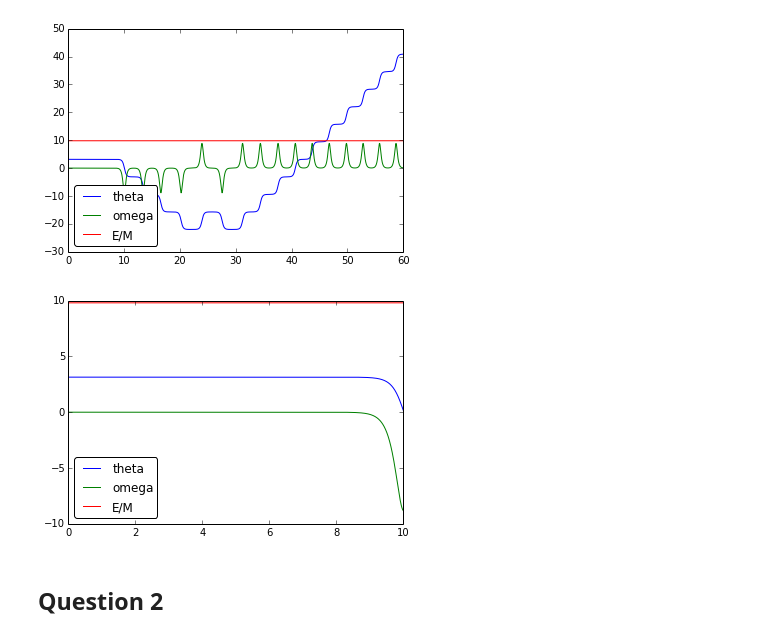
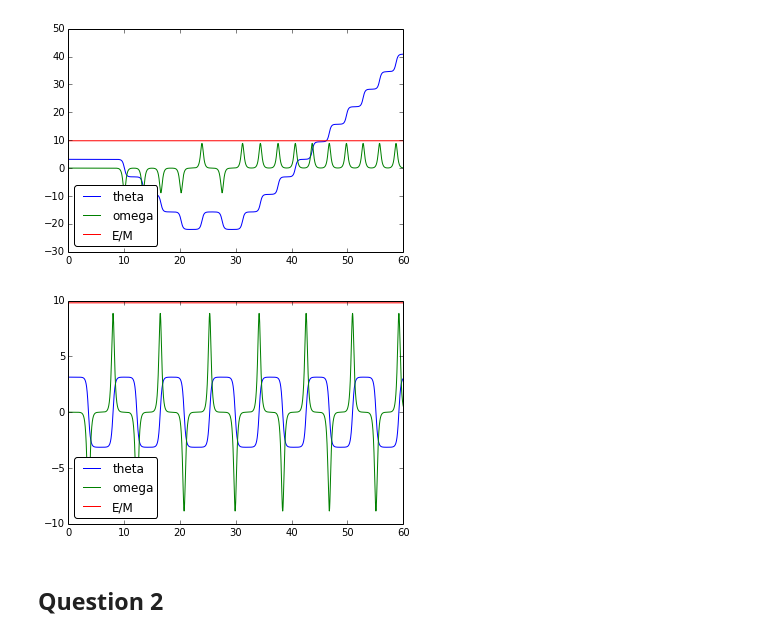
Before and after one commit to dclove202/PHYS202-S14, a Jupyter notebook: SciPy/ODEExercises.ipynb, the cells around one changed output. Cells and saved outputs as stored; diff of their text form; code cells hidden in the pictures.

```diff
--- a/SciPy/ODEExercises.ipynb
+++ b/SciPy/ODEExercises.ipynb
@@ -129,17 +133,18 @@ plt.show()
 # %% [output]
 [figure]
 # %%
-#Changing error
+#Changing theta
+th0= np.pi - 0.000001
 theta_app = lambda t: th0*np.cos(np.sqrt(g/ell)*t)
 theta_init = np.array([th0,omega0])
-theta = odeint(deriv,theta_init,t, rtol = 1.49012e-6)
+theta = odeint(deriv,theta_init,t)
 thet = theta[:,0]
 omga = theta[:,1]
 EM = g*ell*(1-np.cos(thet))+(.5*(ell**2)*(omga**2))
 plt.plot(t,thet, label='theta')
 plt.plot(t,omga,label='omega')
 plt.plot(t,EM,label='E/M')
 plt.legend(loc='lower left',fancybox=True)
 plt.show()
 # %% [output]
-[figure, old version]
+[figure, new version]
```
Also changed, not shown: parts of 21 cells of this notebook, 1 other file.
